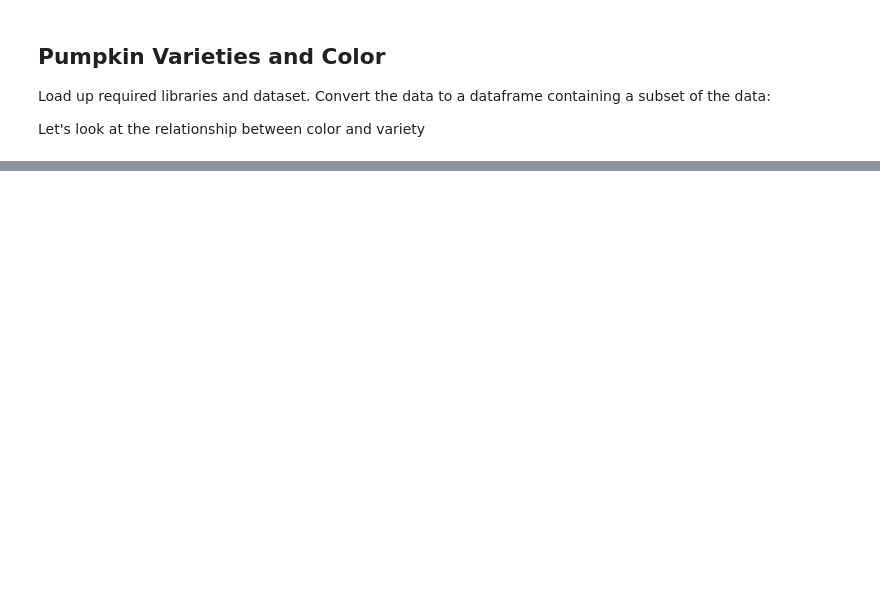
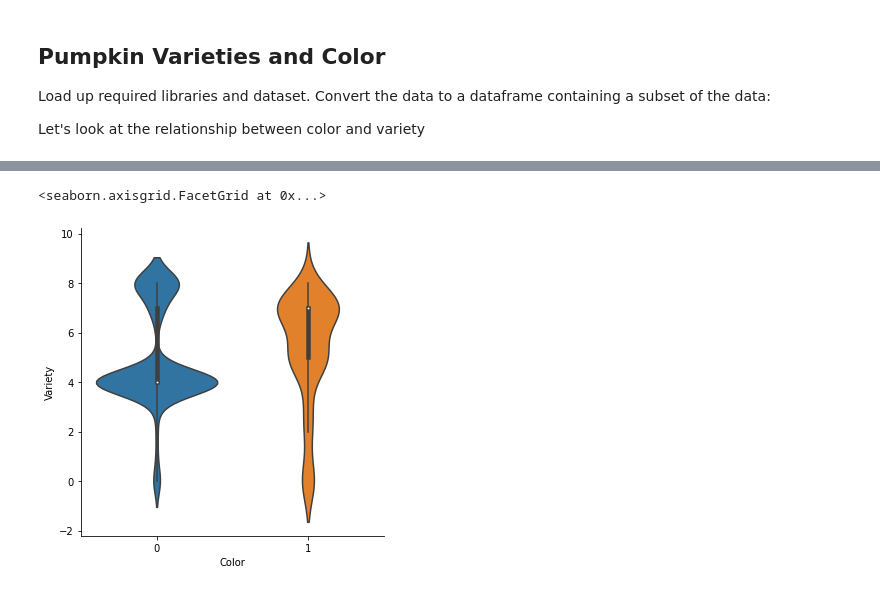
Before and after one commit to funkbaer/ML-For-Beginners, a Jupyter notebook: 2-Regression/4-Logistic/notebook.ipynb, the cells around one changed output, grey strips where cells are left out. Drawn from its saved outputs; the diff is of its cells as text; code cells hidden in the pictures; blank space fills up the shorter version.

```diff
--- a/2-Regression/4-Logistic/notebook.ipynb
+++ b/2-Regression/4-Logistic/notebook.ipynb
@@ -23,0 +70,5 @@ pumpkins.head()
+# %%
+sns.catplot(x="Color", y="Variety", kind="violin", data=new_pumpkins)
+# %% [output]
+<seaborn.axisgrid.FacetGrid at 0x...>
+[figure, added]
```
Also changed, not shown: parts of 21 cells of this notebook, 1 other file.
